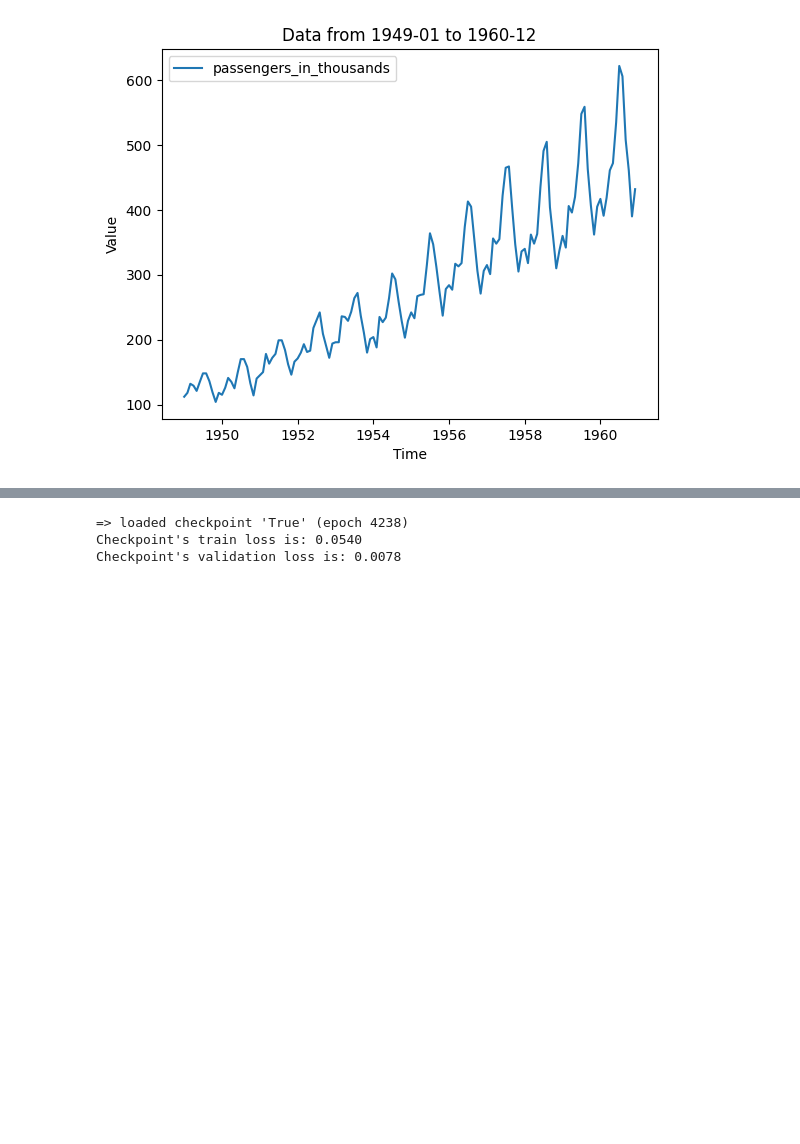
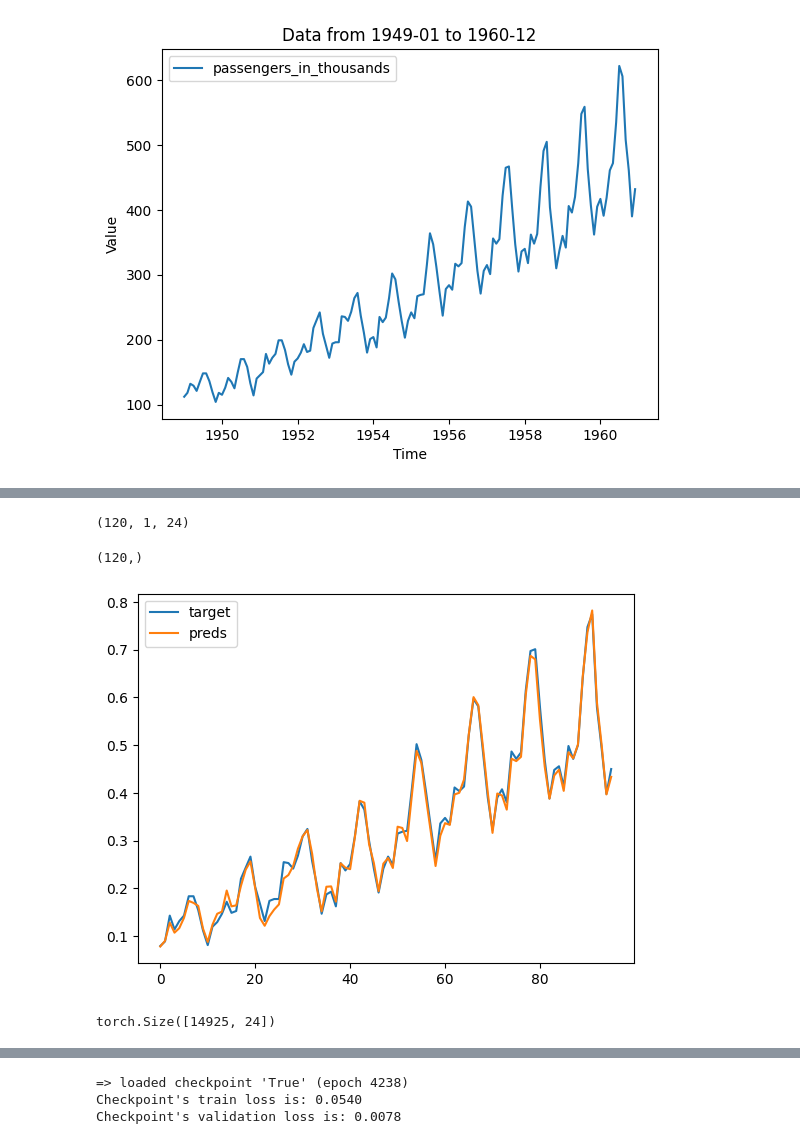
Before and after one commit to ginofft/TimeSeriesAnalysis, a Jupyter notebook: playground.ipynb, the cells around one changed output, grey strips where cells are left out. Saved outputs shown, nothing was run; the diff lists cells and outputs as text; code cells hidden in the pictures; blank space fills up the shorter version.

```diff
--- a/playground.ipynb
+++ b/playground.ipynb
@@ -30,0 +52,22 @@ plot_csv_by_time('data/airline/airline.csv', '1949-01', '1960-12')
+# %%
+X.shape
+# %% [output]
+(120, 1, 24)
+# %%
+y.shape
+# %% [output]
+(120,)
+# %%
+raw_preds, target, preds = fcst.get_X_preds(X[splits[0]], y[splits[0]])
+import matplotlib.pyplot as plt
+
+plt.plot(target, label='target')
+plt.plot(preds, label='preds')
+plt.legend()
+plt.show()
+# %% [output]
+[figure, added]
+# %%
+target.shape
+# %% [output]
+torch.Size([14925, 24])
```
Also changed, not shown: parts of 14 cells of this notebook, 10 other files.
